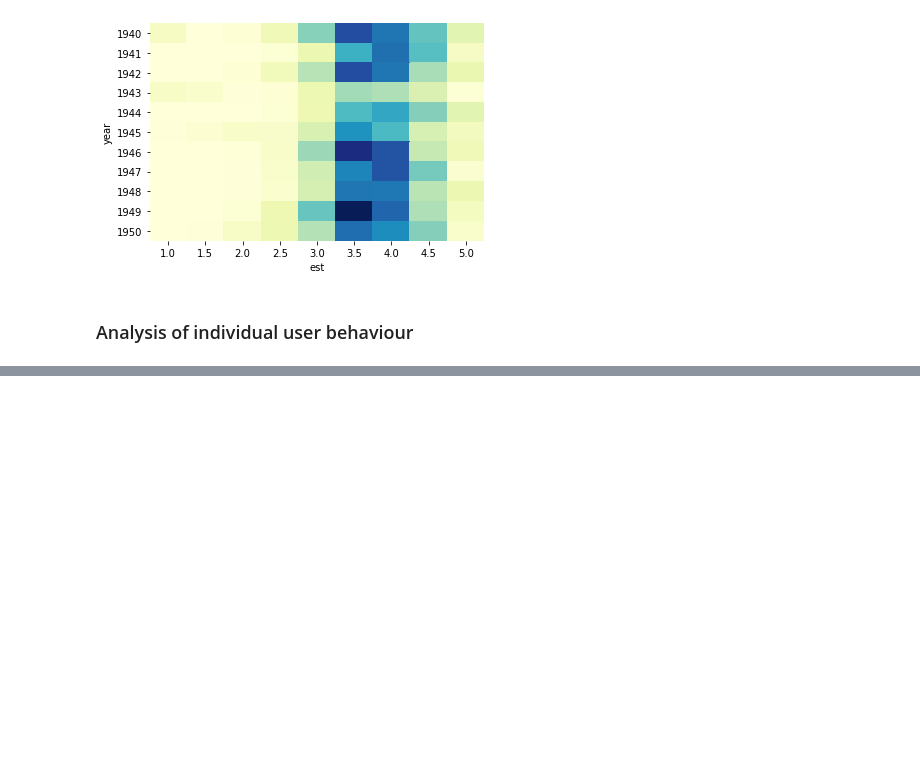
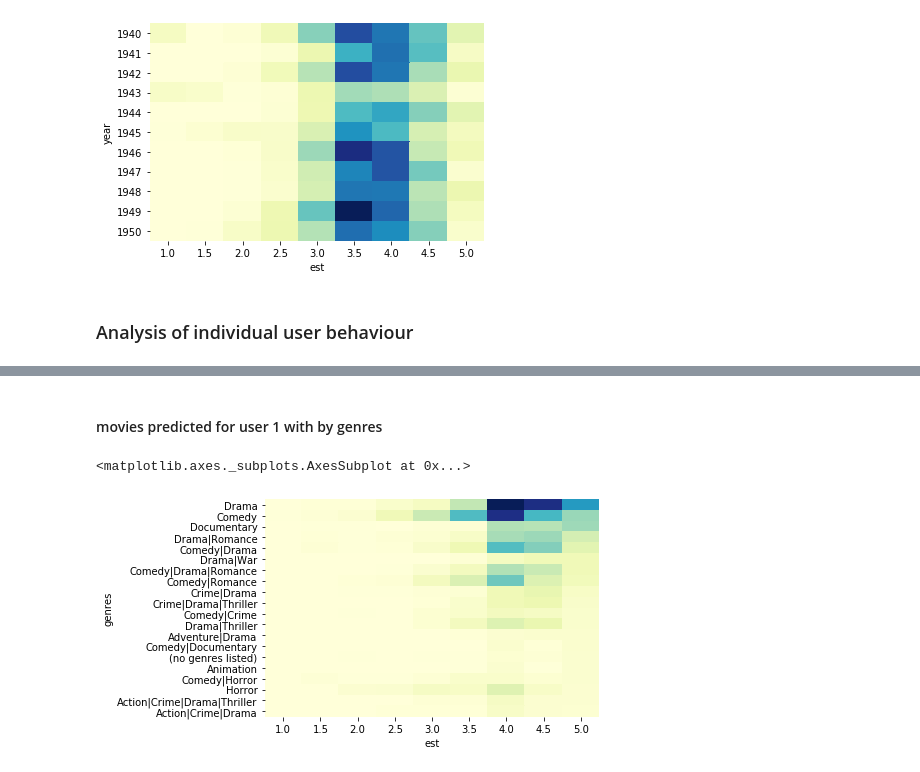
Before and after one commit to pankajti/MSDS7331_LAB3, a Jupyter notebook: modelling.ipynb, the cells around one changed output, grey strips where cells are left out. Drawn from its saved outputs; the diff is of its cells as text; code cells hidden in the pictures; blank space fills up the shorter version.

```diff
--- a/modelling.ipynb
+++ b/modelling.ipynb
@@ -194,3 +235,10 @@ uid_1 = m_df[m_df.uid==1]
+# %% [markdown]
+#### movies predicted for user 1 with by genres
 # %%
+uid_1 = m_df[m_df.uid==1]
 uid_1_rat5 = uid_1[uid_1.est==5.0]
-uid_1_pred_by_genre= pd.crosstab( uid_1.genres, uid_1.est)
+sns.heatmap(pd.crosstab( uid_1.genres, uid_1.est).sort_values(5.0, ascending = False).head(20),
+            cbar=False, cmap="YlGnBu")
+# %% [output]
+<matplotlib.axes._subplots.AxesSubplot at 0x...>
+[figure, added]
```
Also changed, not shown: parts of 21 cells of this notebook.
